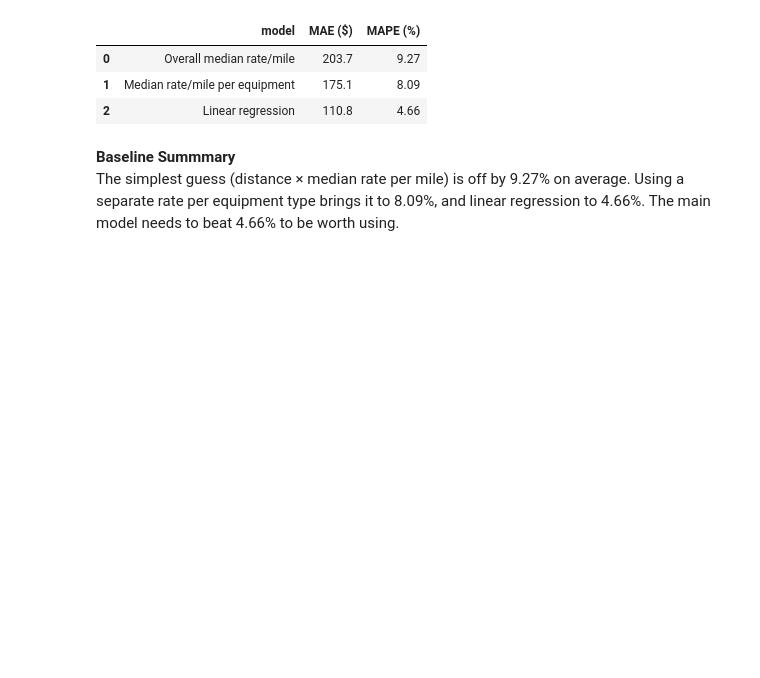
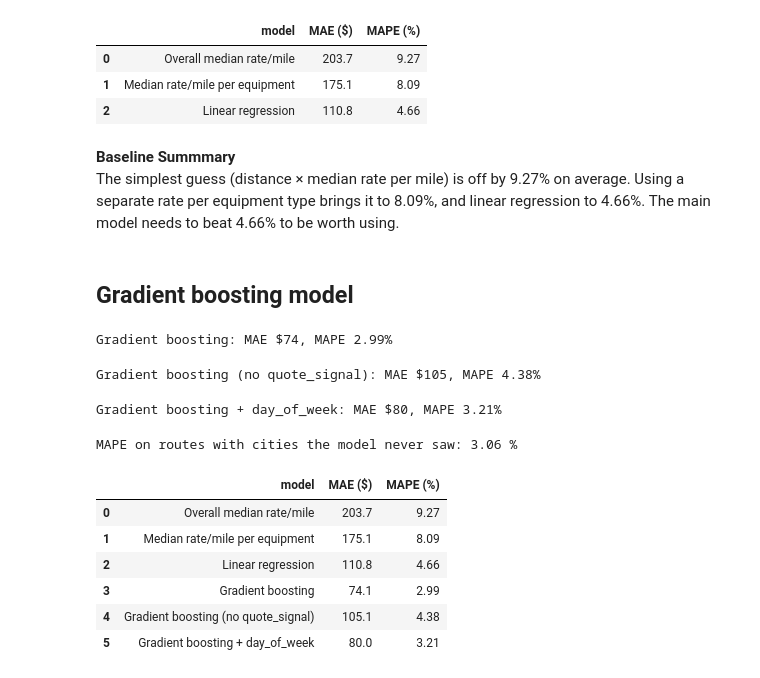
Before and after one commit to Ali-Muhammad24/freight-rate-prediction, a Jupyter notebook: notebooks/exploration.ipynb, the cells around one changed output. Saved outputs shown, nothing was run; the diff lists cells and outputs as text; code cells hidden in the pictures; blank space fills up the shorter version.

Commit message:
Add gradient boosting model

```diff
--- a/notebooks/exploration.ipynb
+++ b/notebooks/exploration.ipynb
@@ -293,3 +293,72 @@ Linear regression: MAE $111, MAPE 4.66%
 # %% [markdown]
 **Baseline Summmary** <br>
 The simplest guess (distance × median rate per mile) is off by 9.27% on average. Using a separate rate per equipment type brings it to 8.09%, and linear regression to 4.66%. The main model needs to beat 4.66% to be worth using.
+# %% [markdown]
+## Gradient boosting model
+# %%
+from sklearn.ensemble import HistGradientBoostingRegressor
+
+FEATURES = ["distance", "weight", "equipment", "pickup_lat", "pickup_lon",
+            "delivery_lat", "delivery_lon", "market_index", "quote_signal"]
+
+def make_features(df, features):
+    X = df[features].copy()
+    X["equipment"] = X["equipment"].map({"Dry Van": 0, "Reefer": 1, "Flatbed": 2})
+    return X
+
+def train_model(df, features):
+    model = HistGradientBoostingRegressor(max_iter=600, learning_rate=0.05,
+                                          categorical_features=[features.index("equipment")],
+                                          random_state=42)
+    # predict rate per mile, then multiply back by distance
+    model.fit(make_features(df, features), df["posted_rate"] / df["distance"])
+    return model
+
+def predict(model, df, features):
+    return model.predict(make_features(df, features)) * df["distance"].values
+
+model = train_model(fit, FEATURES)
+score("Gradient boosting", predict(model, test, FEATURES))
+# %% [output]
+Gradient boosting: MAE $74, MAPE 2.99%
+# %%
+FEATURES_NO_QUOTE = [f for f in FEATURES if f != "quote_signal"]
+model_nq = train_model(fit, FEATURES_NO_QUOTE)
+score("Gradient boosting (no quote_signal)", predict(model_nq, test, FEATURES_NO_QUOTE))
+# %% [output]
+Gradient boosting (no quote_signal): MAE $105, MAPE 4.38%
+# %%
+fit_dow, test_dow = fit.copy(), test.copy()
+for df in [fit_dow, test_dow]:
+    df["day_of_week"] = df["date"].dt.dayofweek
+
+model_dow = train_model(fit_dow, FEATURES + ["day_of_week"])
+score("Gradient boosting + day_of_week", predict(model_dow, test_dow, FEATURES + ["day_of_week"]))
+# %% [output]
+Gradient boosting + day_of_week: MAE $80, MAPE 3.21%
+# %%
+import random
+
+cities = sorted(set(fit["pickup"]) | set(fit["delivery"]))
+random.seed(1)
+hidden = set(random.sample(cities, 8))
+
+fit_seen = fit[~(fit["pickup"].isin(hidden) | fit["delivery"].isin(hidden))]
+test_new = test[test["pickup"].isin(hidden) | test["delivery"].isin(hidden)]
+
+m = train_model(fit_seen, FEATURES)
+p = predict(m, test_new, FEATURES)
+print("MAPE on routes with cities the model never saw:",
+      round(mean_absolute_percentage_error(test_new["posted_rate"], p) * 100, 2), "%")
+# %% [output]
+MAPE on routes with cities the model never saw: 3.06 %
+# %%
+pd.DataFrame(results)
+# %% [output]
+|  | model | MAE ($) | MAPE (%) |
+| 0 | Overall median rate/mile | 203.7 | 9.27 |
+| 1 | Median rate/mile per equipment | 175.1 | 8.09 |
+| 2 | Linear regression | 110.8 | 4.66 |
+| 3 | Gradient boosting | 74.1 | 2.99 |
+| 4 | Gradient boosting (no quote_signal) | 105.1 | 4.38 |
+| 5 | Gradient boosting + day_of_week | 80.0 | 3.21 |
```
Also changed, not shown: parts of 1 cell of this notebook.
